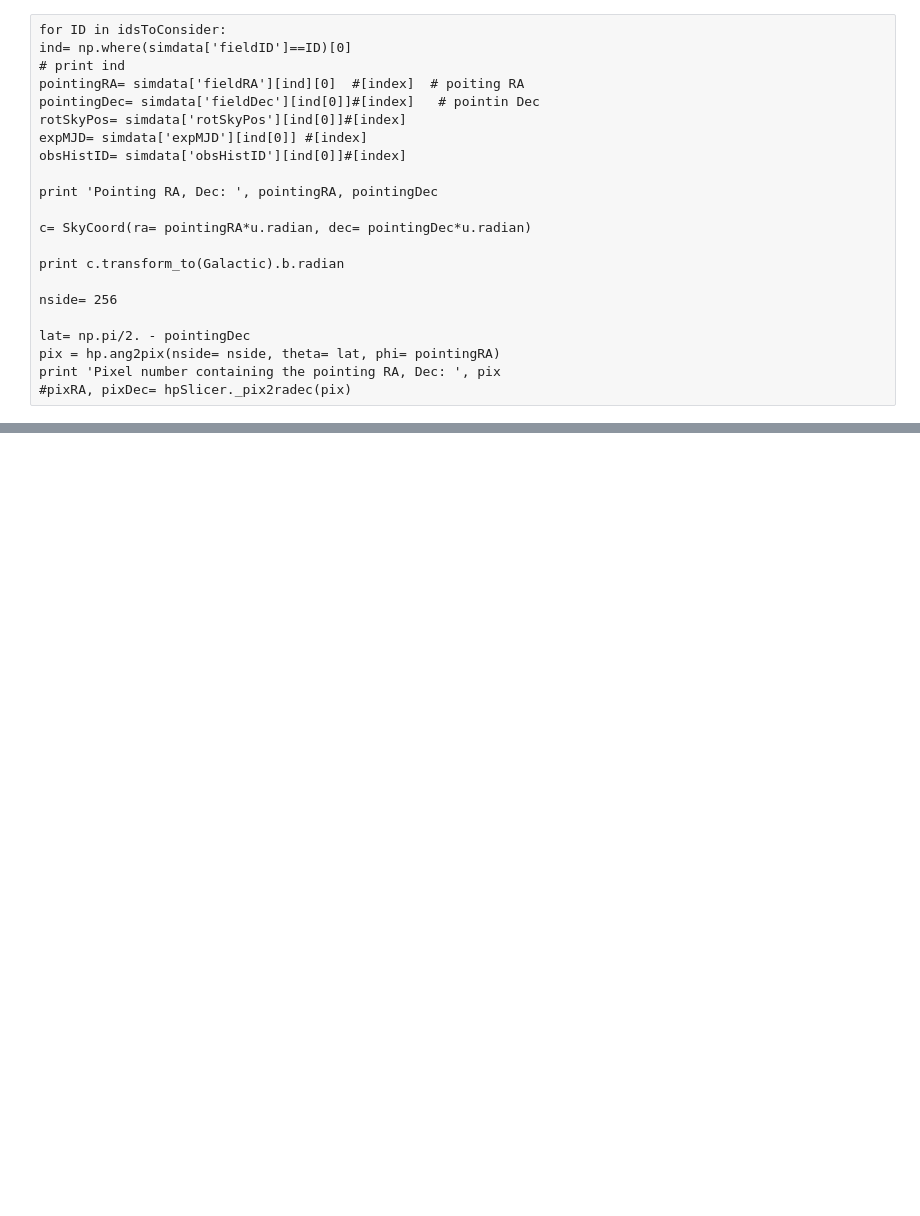
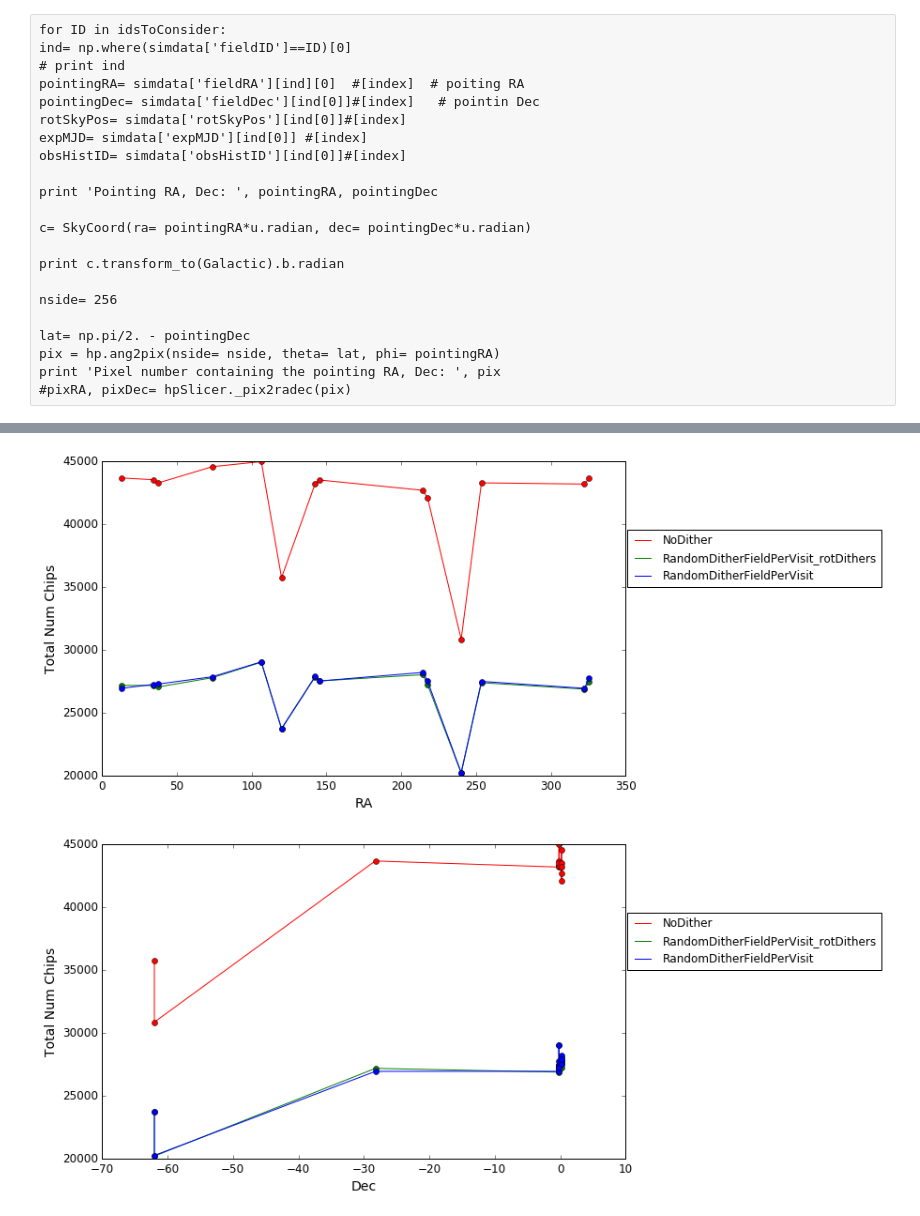
Before and after one commit to humnaawan/DC1-Regions, a Jupyter notebook: notebooks/Diagnostic Plots 2.ipynb, the cells around one changed output, grey strips where cells are left out. Drawn from its saved outputs; the diff is of its cells as text; code cells hidden in the pictures; blank space fills up the shorter version.

```diff
--- a/notebooks/Diagnostic Plots 2.ipynb
+++ b/notebooks/Diagnostic Plots 2.ipynb
@@ -518,0 +629,49 @@ for dith in chipNamesUniqList:
+# %%
+ras, decs, totNumChips= {}, {}, {}
+for j, dith in enumerate(chipNamesUniqList):
+    ras[dith], decs[dith], totNumChips[dith]= [], [], []
+    for k, ID in enumerate(chipNamesUniqList['NoDither']):
+        index= np.where(ids==ID)[0]
+        ra= np.degrees(pointingRAs[index])[0]
+        dec= np.degrees(pointingDecs[index])[0]
+
+        numChipsAll= []
+        for i in range(len(obsIDsUniqList[dith][ID])):
+            temp= chipNamesUniqList[dith][ID][i]
+            numChipsAll.append(len(temp))
+        ras[dith].append(ra)
+        decs[dith].append(dec)
+        totNumChips[dith].append(sum(numChipsAll))
+
+    ras[dith]= np.array(ras[dith])
+    decs[dith]= np.array(decs[dith])
+    totNumChips[dith]= np.array(totNumChips[dith])
+# %%
+for i, dith in enumerate(ras):
+    sortInd= np.argsort(ras[dith])
+    plt.plot(ras[dith][sortInd], totNumChips[dith][sortInd], label= dith, color= colors[i])
+    plt.plot(ras[dith][sortInd], totNumChips[dith][sortInd], 'o', color= colors[i])
+plt.legend(bbox_to_anchor= (1.5, 0.8))
+plt.xlabel('RA', fontsize= fontsize)
+plt.ylabel('Total Num Chips', fontsize= fontsize)
+plt.tick_params(axis='x', labelsize=fontsize-2)
+plt.tick_params(axis='y', labelsize=fontsize-2)
+fig = plt.gcf()
+fig.set_size_inches(10, 6)
+plt.show()
+
+for i, dith in enumerate(ras):
+    sortInd= np.argsort(decs[dith])
+    plt.plot(decs[dith][sortInd], totNumChips[dith][sortInd], label= dith, color= colors[i])
+    plt.plot(decs[dith][sortInd], totNumChips[dith][sortInd], 'o', color= colors[i])
+plt.legend(bbox_to_anchor= (1.5, 0.8))
+plt.xlabel('Dec', fontsize= fontsize)
+plt.ylabel('Total Num Chips', fontsize= fontsize)
+plt.tick_params(axis='x', labelsize=fontsize-2)
+plt.tick_params(axis='y', labelsize=fontsize-2)
+fig = plt.gcf()
+fig.set_size_inches(10, 6)
+plt.show()
+# %% [output]
+[figure, added]
+[figure, added]
```
Also changed, not shown: parts of 15 cells of this notebook.
